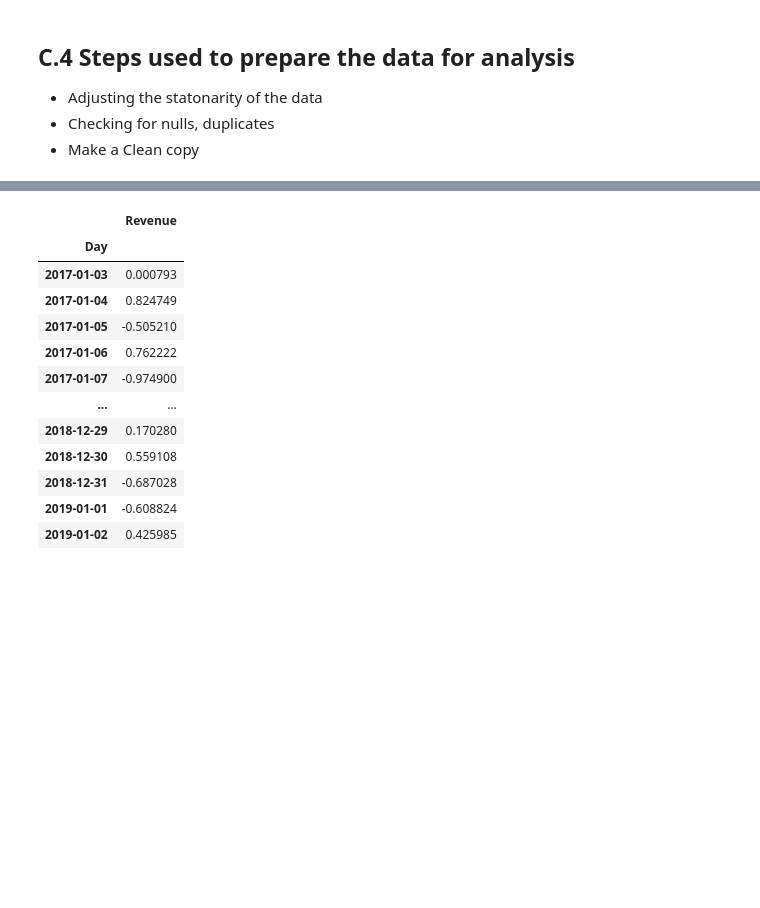
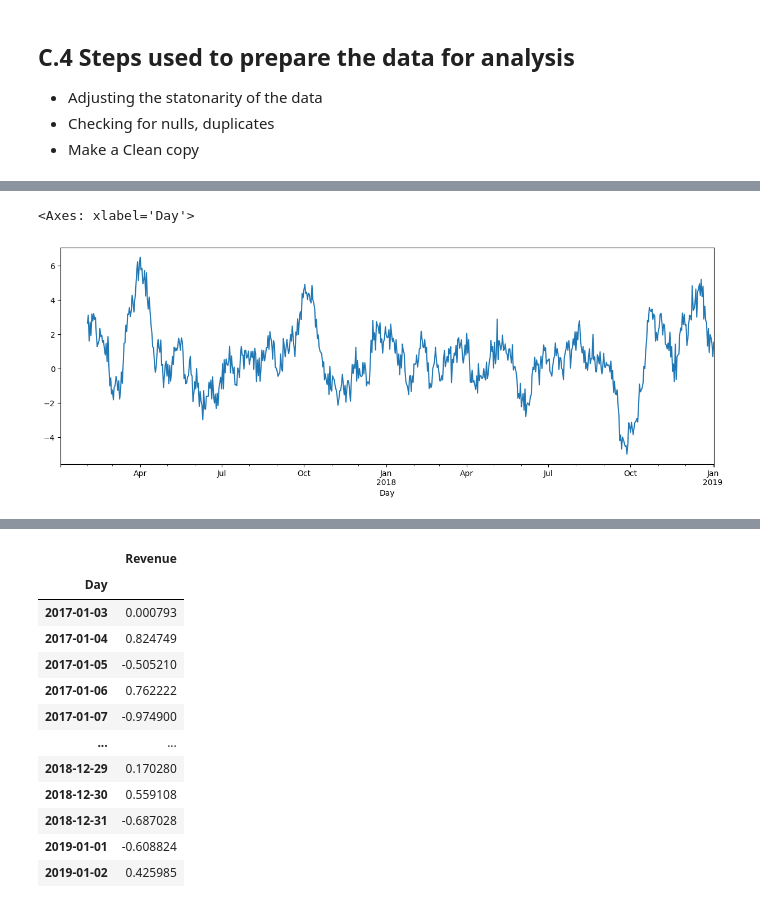
Before and after one commit to cfreeman22/D213, a Jupyter notebook: D213_task1_b.ipynb, the cells around one changed output, grey strips where cells are left out. Saved outputs shown, nothing was run; the diff lists cells and outputs as text; code cells hidden in the pictures; blank space fills up the shorter version.

```diff
--- a/D213_task1_b.ipynb
+++ b/D213_task1_b.ipynb
@@ -112,0 +143,5 @@ dtype: float64
+# %%
+data["seasonal diference"].plot(figsize=(15, 5))
+# %% [output]
+<Axes: xlabel='Day'>
+[figure, added]
```
Also changed, not shown: parts of 31 cells of this notebook.
